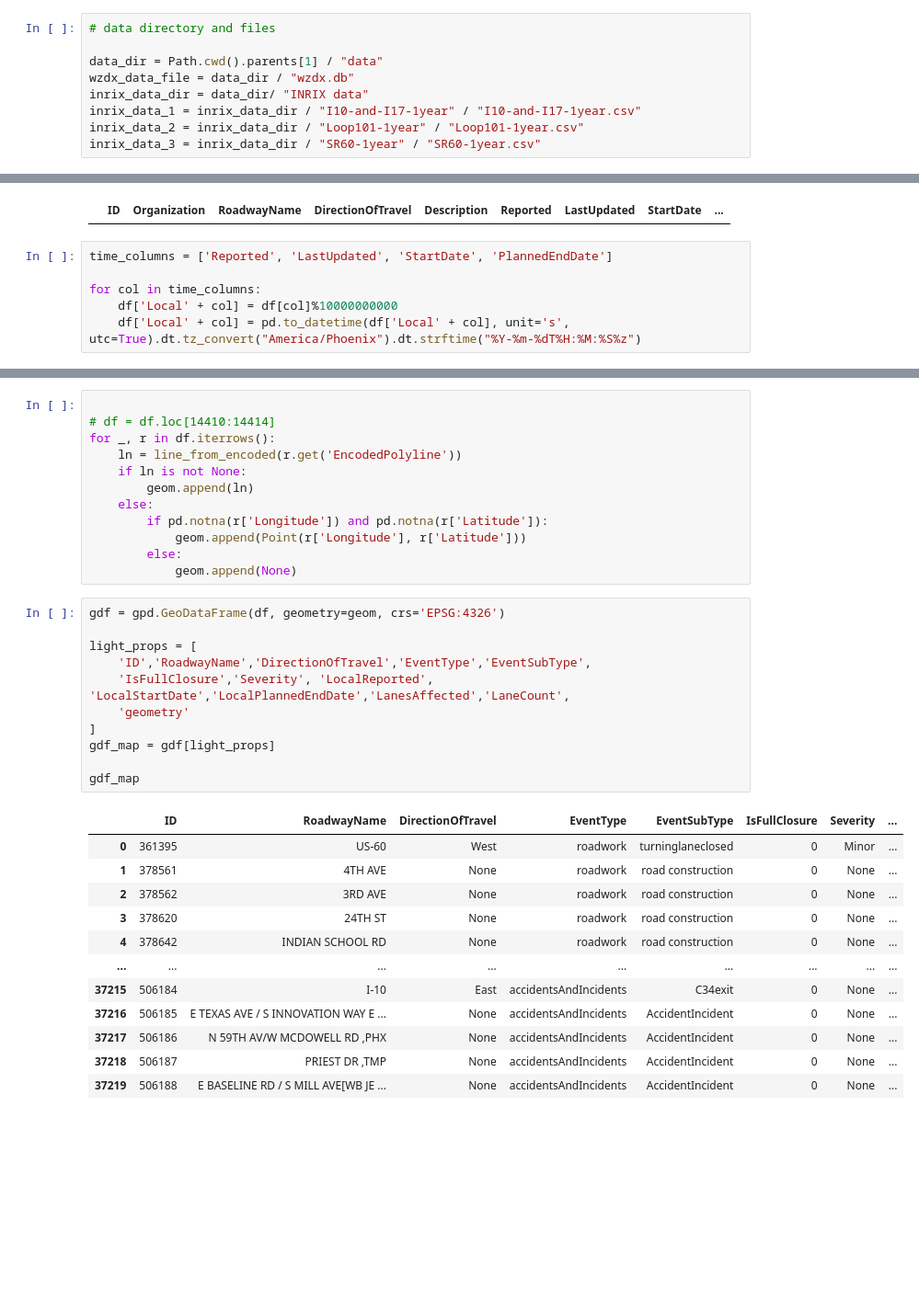
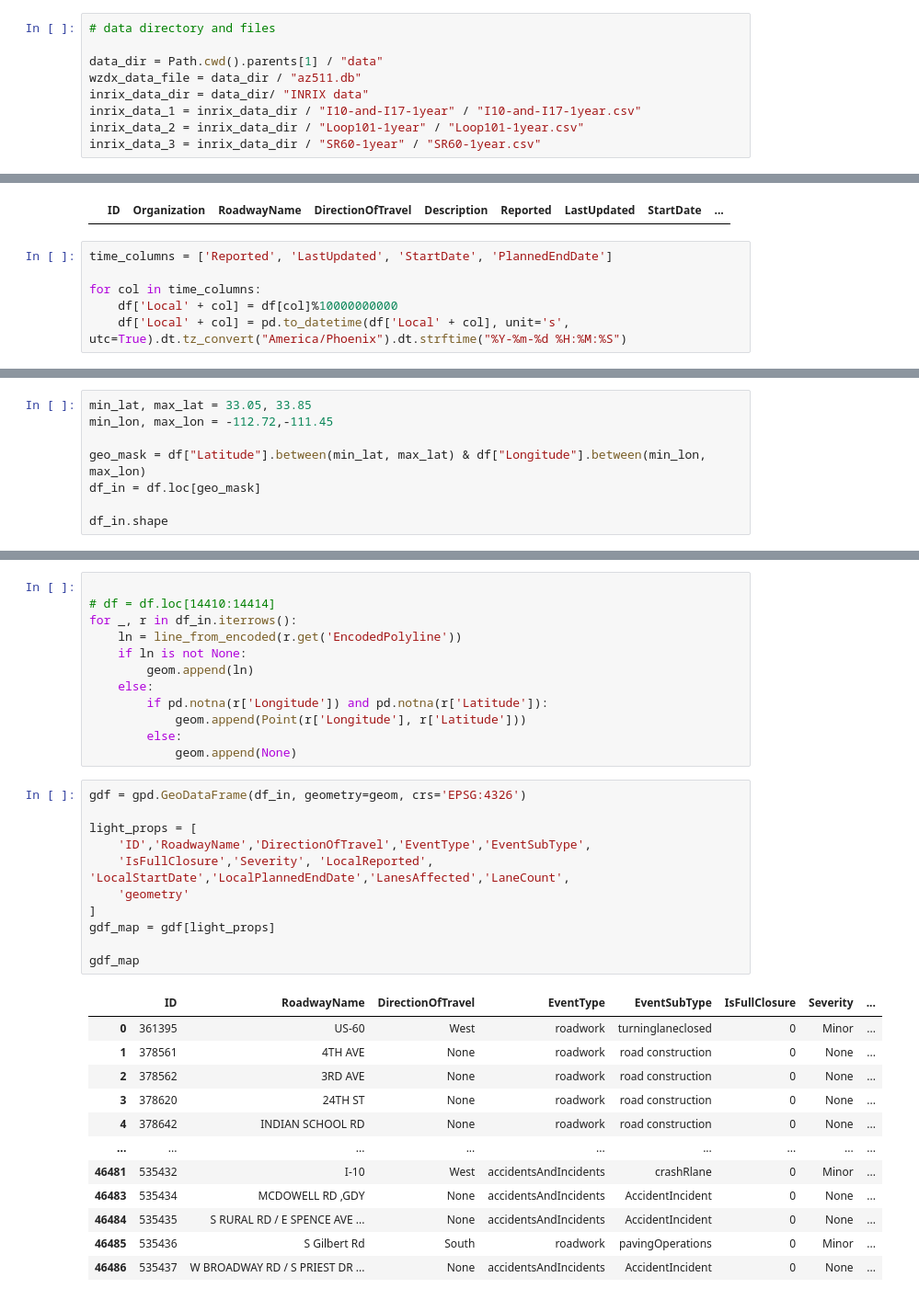
Before and after one commit to kdona/fall-2025-traffic-prediction, a Jupyter notebook: eda/ga/eda_notebook.ipynb, the cells around one changed output, grey strips where cells are left out. Shown at 92% size. Saved outputs shown, nothing was run; the diff lists cells and outputs as text; blank space fills up the shorter version.

```diff
--- a/eda/ga/eda_notebook.ipynb
+++ b/eda/ga/eda_notebook.ipynb
@@ -9,7 +16,7 @@ pd.set_option('display.max_columns', 100)
 # data directory and files
 
 data_dir = Path.cwd().parents[1] / "data"
-wzdx_data_file = data_dir / "wzdx.db"
+wzdx_data_file = data_dir / "az511.db"
 inrix_data_dir = data_dir/ "INRIX data"
 inrix_data_1 = inrix_data_dir / "I10-and-I17-1year" / "I10-and-I17-1year.csv"
 inrix_data_2 = inrix_data_dir / "Loop101-1year" / "Loop101-1year.csv"
@@ -75,4 +74,4 @@ time_columns = ['Reported', 'LastUpdated', 'StartDate', 'PlannedEndDate']
 
 for col in time_columns:
     df['Local' + col] = df[col]%10000000000
-    df['Local' + col] = pd.to_datetime(df['Local' + col], unit='s', utc=True).dt.tz_convert("America/Phoenix").dt.strftime("%Y-%m-%dT%H:%M:%S%z")
+    df['Local' + col] = pd.to_datetime(df['Local' + col], unit='s', utc=True).dt.tz_convert("America/Phoenix").dt.strftime("%Y-%m-%d %H:%M:%S")
@@ -95,0 +91,8 @@ Name: EncodedPolyline, dtype: object
+# %%
+min_lat, max_lat = 33.05, 33.85
+min_lon, max_lon = -112.72,-111.45
+
+geo_mask = df["Latitude"].between(min_lat, max_lat) & df["Longitude"].between(min_lon, max_lon)
+df_in = df.loc[geo_mask]
+
+df_in.shape
@@ -96,7 +101,7 @@ Name: EncodedPolyline, dtype: object
 # %%
 
 # df = df.loc[14410:14414]
-for _, r in df.iterrows():
+for _, r in df_in.iterrows():
     ln = line_from_encoded(r.get('EncodedPolyline'))
     if ln is not None:
         geom.append(ln)
@@ -106,26 +111,26 @@ for _, r in df.iterrows():
         else:
             geom.append(None)
 # %%
-gdf = gpd.GeoDataFrame(df, geometry=geom, crs='EPSG:4326')
+gdf = gpd.GeoDataFrame(df_in, geometry=geom, crs='EPSG:4326')
 
 light_props = [
     'ID','RoadwayName','DirectionOfTravel','EventType','EventSubType',
     'IsFullClosure','Severity', 'LocalReported', 'LocalStartDate','LocalPlannedEndDate','LanesAffected','LaneCount',
     'geometry'
 ]
 gdf_map = gdf[light_props]
 
 gdf_map
 # %% [output]
 |  | ID | RoadwayName | DirectionOfTravel | EventType | EventSubType | IsFullClosure | Severity | ... |
 | 0 | 361395 | US-60 | West | roadwork | turninglaneclosed | 0 | Minor | ... |
 | 1 | 378561 | 4TH AVE | None | roadwork | road construction | 0 | None | ... |
 | 2 | 378562 | 3RD AVE | None | roadwork | road construction | 0 | None | ... |
 | 3 | 378620 | 24TH ST | None | roadwork | road construction | 0 | None | ... |
 | 4 | 378642 | INDIAN SCHOOL RD | None | roadwork | road construction | 0 | None | ... |
 | ... | ... | ... | ... | ... | ... | ... | ... | ... |
-| 37215 | 506184 | I-10 | East | accidentsAndIncidents | C34exit | 0 | None | ... |
-| 37216 | 506185 | E TEXAS AVE / S INNOVATION WAY E ... | None | accidentsAndIncidents | AccidentIncident | 0 | None | ... |
-| 37217 | 506186 | N 59TH AV/W MCDOWELL RD ,PHX | None | accidentsAndIncidents | AccidentIncident | 0 | None | ... |
-| 37218 | 506187 | PRIEST DR ,TMP | None | accidentsAndIncidents | AccidentIncident | 0 | None | ... |
-| 37219 | 506188 | E BASELINE RD / S MILL AVE[WB JE ... | None | accidentsAndIncidents | AccidentIncident | 0 | None | ... |
+| 46481 | 535432 | I-10 | West | accidentsAndIncidents | crashRlane | 0 | Minor | ... |
+| 46483 | 535434 | MCDOWELL RD ,GDY | None | accidentsAndIncidents | AccidentIncident | 0 | None | ... |
+| 46484 | 535435 | S RURAL RD / E SPENCE AVE ... | None | accidentsAndIncidents | AccidentIncident | 0 | None | ... |
+| 46485 | 535436 | S Gilbert Rd | South | roadwork | pavingOperations | 0 | Minor | ... |
+| 46486 | 535437 | W BROADWAY RD / S PRIEST DR ... | None | accidentsAndIncidents | AccidentIncident | 0 | None | ... |
```
Also changed, not shown: parts of 22 cells of this notebook, 6 other files.
